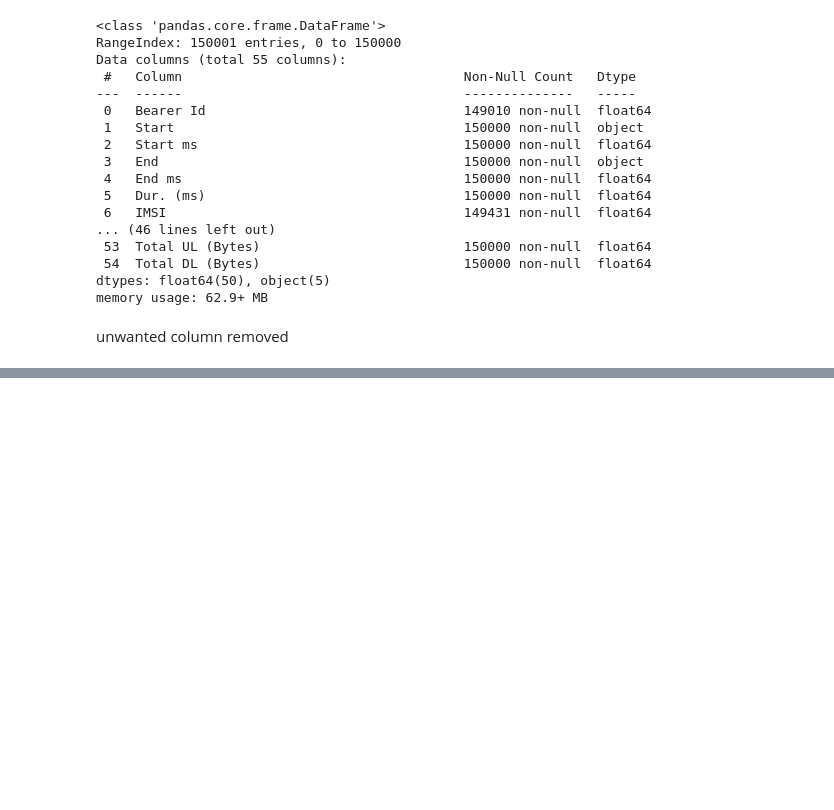
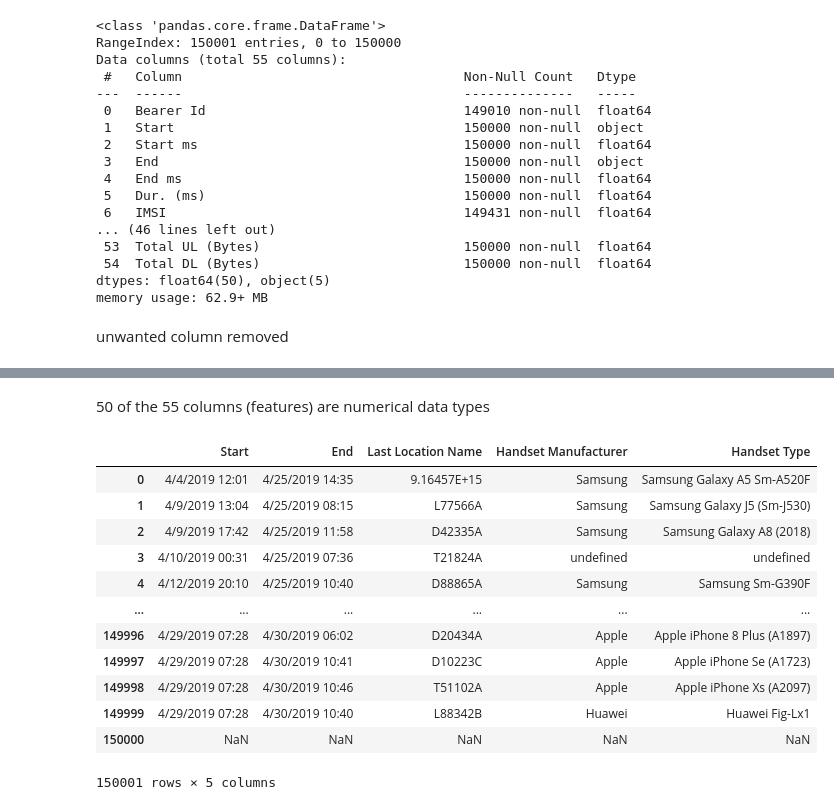
Before and after one commit to Fisseha-Estifanos/Telecom, a Jupyter notebook: notebooks/data_exploration.ipynb, the cells around one changed output, grey strips where cells are left out. Drawn from its saved outputs; the diff is of its cells as text; code cells hidden in the pictures; blank space fills up the shorter version.

```diff
--- a/notebooks/data_exploration.ipynb
+++ b/notebooks/data_exploration.ipynb
@@ -81,0 +96,19 @@ unwanted column removed
+# %% [markdown]
+50 of the 55 columns (features) are numerical data types
+# %%
+# get the string or object data  type features
+df.select_dtypes(include=['object'])
+# %% [output]
+|  | Start | End | Last Location Name | Handset Manufacturer | Handset Type |
+| 0 | 4/4/2019 12:01 | 4/25/2019 14:35 | 9.16457E+15 | Samsung | Samsung Galaxy A5 Sm-A520F |
+| 1 | 4/9/2019 13:04 | 4/25/2019 08:15 | L77566A | Samsung | Samsung Galaxy J5 (Sm-J530) |
+| 2 | 4/9/2019 17:42 | 4/25/2019 11:58 | D42335A | Samsung | Samsung Galaxy A8 (2018) |
+| 3 | 4/10/2019 00:31 | 4/25/2019 07:36 | T21824A | undefined | undefined |
+| 4 | 4/12/2019 20:10 | 4/25/2019 10:40 | D88865A | Samsung | Samsung Sm-G390F |
+| ... | ... | ... | ... | ... | ... |
+| 149996 | 4/29/2019 07:28 | 4/30/2019 06:02 | D20434A | Apple | Apple iPhone 8 Plus (A1897) |
+| 149997 | 4/29/2019 07:28 | 4/30/2019 10:41 | D10223C | Apple | Apple iPhone Se (A1723) |
+| 149998 | 4/29/2019 07:28 | 4/30/2019 10:46 | T51102A | Apple | Apple iPhone Xs (A2097) |
+| 149999 | 4/29/2019 07:28 | 4/30/2019 10:40 | L88342B | Huawei | Huawei Fig-Lx1 |
+| 150000 | NaN | NaN | NaN | NaN | NaN |
+150001 rows × 5 columns
```
Also changed, not shown: parts of 2 cells of this notebook.
